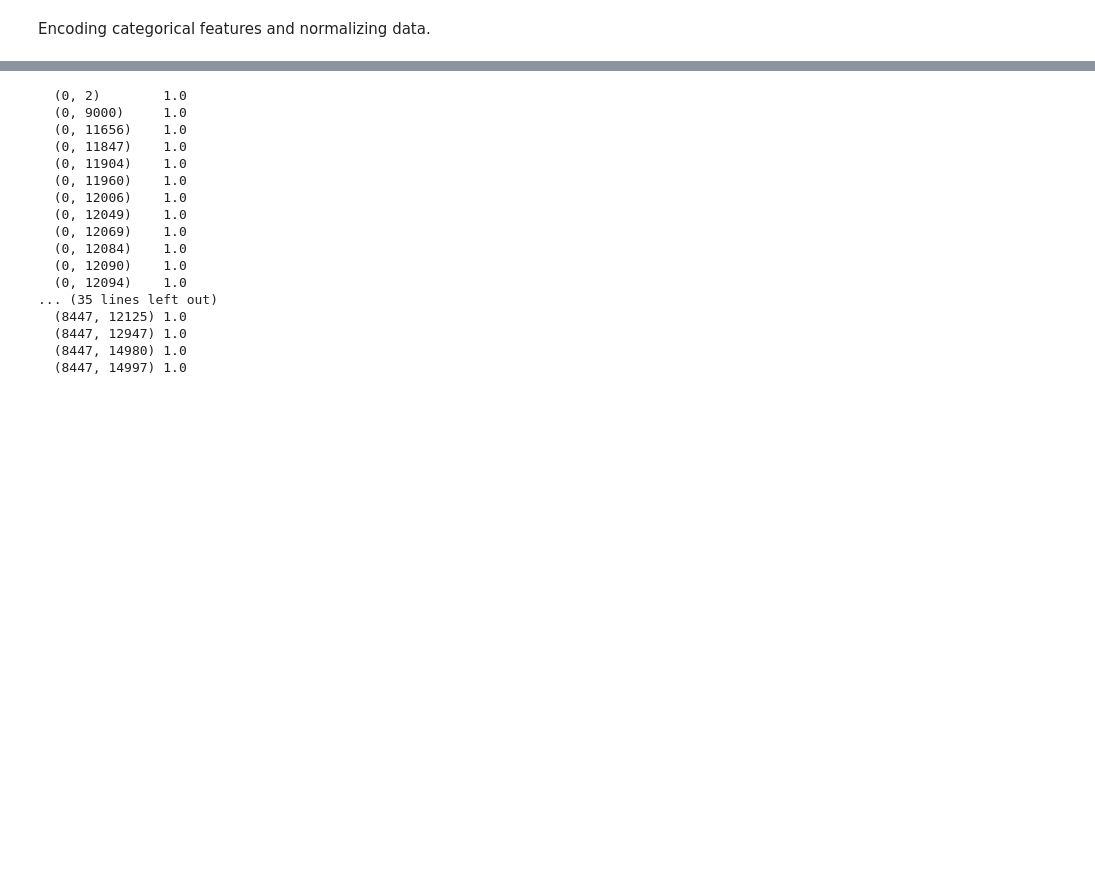
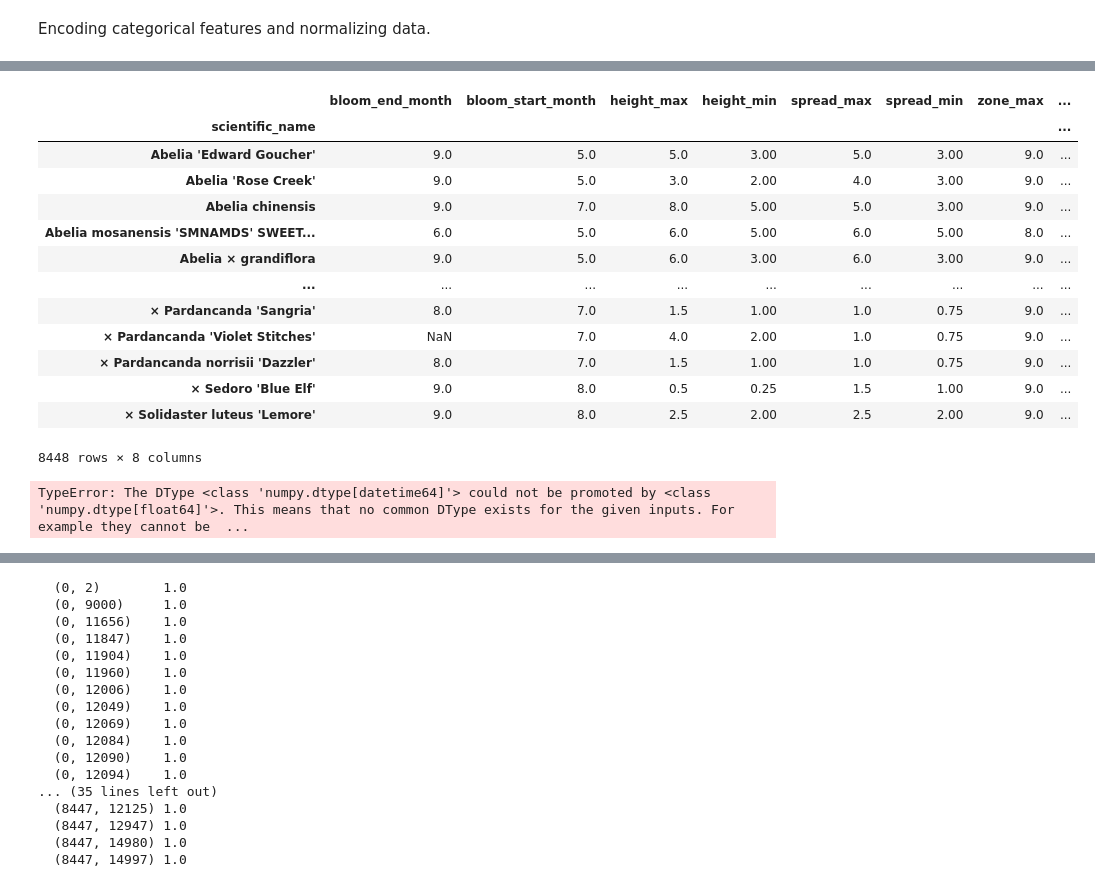
Before and after one commit to jolieleung/ml_finalproject, a Jupyter notebook: plant_data_rec_eng.ipynb, the cells around one changed output, grey strips where cells are left out. Cells and saved outputs as stored; diff of their text form; code cells hidden in the pictures; blank space fills up the shorter version.

```diff
--- a/plant_data_rec_eng.ipynb
+++ b/plant_data_rec_eng.ipynb
@@ -151,0 +170,17 @@ SyntaxError: invalid syntax (2564160656.py, line 1)
+# %%
+plant_data_mat
+# %% [output]
+|  | bloom_end_month | bloom_start_month | height_max | height_min | spread_max | spread_min | zone_max | ... |
+| scientific_name |  |  |  |  |  |  |  | ... |
+| Abelia 'Edward Goucher' | 9.0 | 5.0 | 5.0 | 3.00 | 5.0 | 3.00 | 9.0 | ... |
+| Abelia 'Rose Creek' | 9.0 | 5.0 | 3.0 | 2.00 | 4.0 | 3.00 | 9.0 | ... |
+| Abelia chinensis | 9.0 | 7.0 | 8.0 | 5.00 | 5.0 | 3.00 | 9.0 | ... |
+| Abelia mosanensis 'SMNAMDS' SWEET... | 6.0 | 5.0 | 6.0 | 5.00 | 6.0 | 5.00 | 8.0 | ... |
+| Abelia × grandiflora | 9.0 | 5.0 | 6.0 | 3.00 | 6.0 | 3.00 | 9.0 | ... |
+| ... | ... | ... | ... | ... | ... | ... | ... | ... |
+| × Pardancanda 'Sangria' | 8.0 | 7.0 | 1.5 | 1.00 | 1.0 | 0.75 | 9.0 | ... |
+| × Pardancanda 'Violet Stitches' | NaN | 7.0 | 4.0 | 2.00 | 1.0 | 0.75 | 9.0 | ... |
+| × Pardancanda norrisii 'Dazzler' | 8.0 | 7.0 | 1.5 | 1.00 | 1.0 | 0.75 | 9.0 | ... |
+| × Sedoro 'Blue Elf' | 9.0 | 8.0 | 0.5 | 0.25 | 1.5 | 1.00 | 9.0 | ... |
+| × Solidaster luteus 'Lemore' | 9.0 | 8.0 | 2.5 | 2.00 | 2.5 | 2.00 | 9.0 | ... |
+8448 rows × 8 columns
@@ -151,0 +191,4 @@ SyntaxError: invalid syntax (2564160656.py, line 1)
+# %%
+scaler.fit(enc_plant_df)
+# %% [output]
+TypeError: The DType <class 'numpy.dtype[datetime64]'> could not be promoted by <class 'numpy.dtype[float64]'>. This means that no common DType exists for the given inputs. For example they cannot be  ...
```
Also changed, not shown: parts of 9 cells of this notebook.
